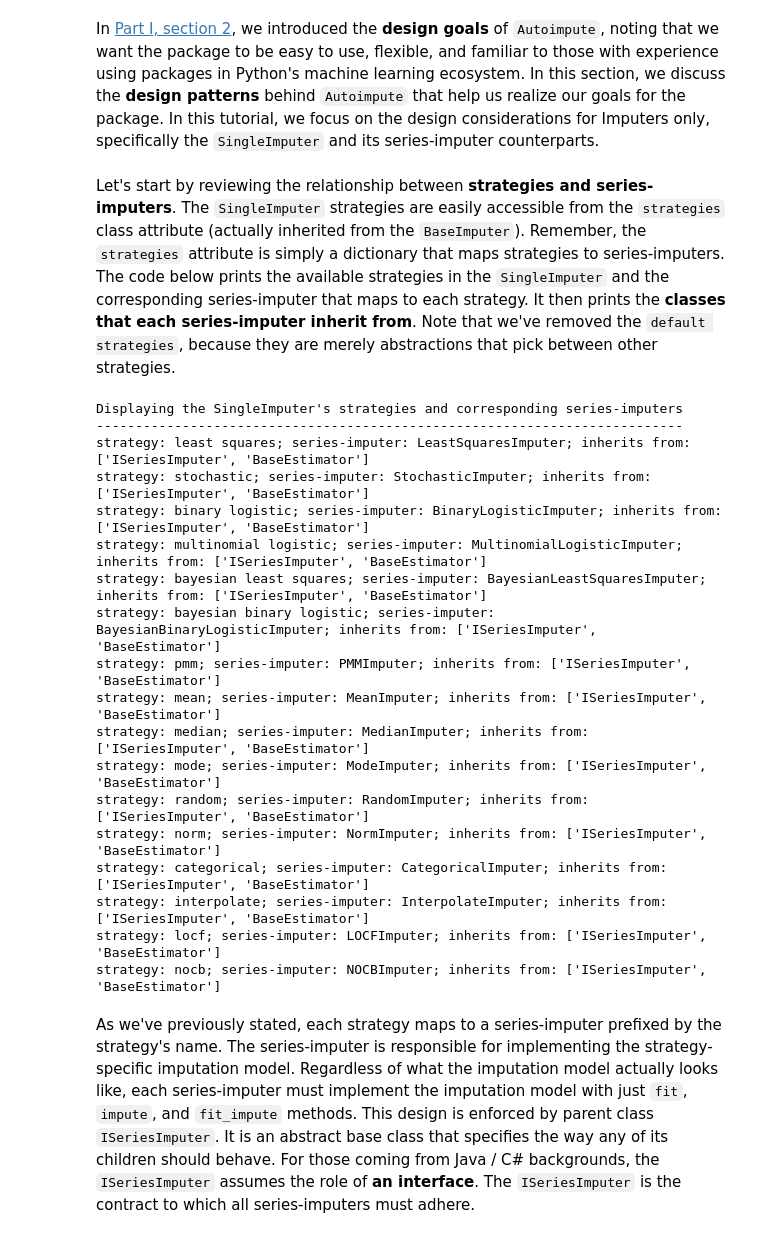
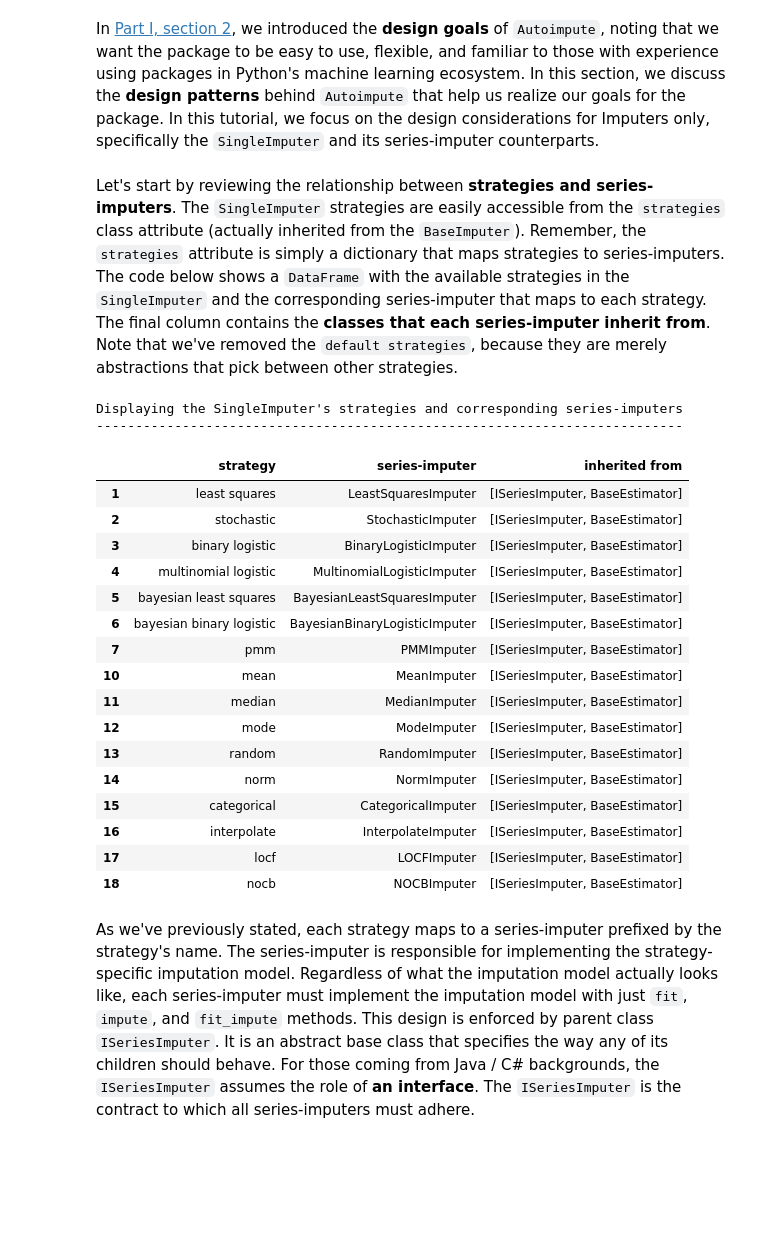
Before and after one commit to shabarka/autoimpute-tutorials, a Jupyter notebook: tutorials/imputer_mechanics_II.ipynb, the cells around one changed output. Drawn from its saved outputs; the diff is of its cells as text; code cells hidden in the pictures; blank space fills up the shorter version.

```diff
--- a/tutorials/imputer_mechanics_II.ipynb
+++ b/tutorials/imputer_mechanics_II.ipynb
@@ -164,33 +164,37 @@ The astute reader will have already noticed that the `DefaultPredictiveImputer`
 # %% [markdown]
 In [Part I, section 2](https://github.com/kearnz/autoimpute-tutorials/blob/master/tutorials/imputer_mechanics_I.ipynb), we introduced the **design goals** of `Autoimpute`, noting that we want the package to be easy to use, flexible, and familiar to those with experience using packages in Python's machine learning ecosystem. In this section, we discuss the **design patterns** behind `Autoimpute` that help us realize our goals for the package. In this tutorial, we focus on the design considerations for Imputers only, specifically the `SingleImputer` and its series-imputer counterparts.
 # %% [markdown]
-Let's start by reviewing the relationship between **strategies and series-imputers**. The `SingleImputer` strategies are easily accessible from the `strategies` class attribute (actually inherited from the `BaseImputer`). Remember, the `strategies` attribute is simply a dictionary that maps strategies to series-imputers. The code below prints the available strategies in the `SingleImputer` and the corresponding series-imputer that maps to each strategy. It then prints the **classes that each series-imputer inherit from**. Note that we've removed the `default strategies`, because they are merely abstractions that pick between other strategies.
+Let's start by reviewing the relationship between **strategies and series-imputers**. The `SingleImputer` strategies are easily accessible from the `strategies` class attribute (actually inherited from the `BaseImputer`). Remember, the `strategies` attribute is simply a dictionary that maps strategies to series-imputers. The code below shows a `DataFrame` with the available strategies in the `SingleImputer` and the corresponding series-imputer that maps to each strategy. The final column contains the **classes that each series-imputer inherit from**. Note that we've removed the `default strategies`, because they are merely abstractions that pick between other strategies.
-# %%
-print_header("Displaying the SingleImputer's strategies and corresponding series-imputers")
-for k,v in si.strategies.items():
-    name = v.__name__
-    inh = list(map(lambda cls_: cls_.__name__, v().__class__.__bases__))
-    if not "Default" in name:
-        print(f"strategy: {k}; series-imputer: {v.__name__}; inherits from: {inh}")
-# %% [output]
-Displaying the SingleImputer's strategies and corresponding series-imputers
----------------------------------------------------------------------------
-strategy: least squares; series-imputer: LeastSquaresImputer; inherits from: ['ISeriesImputer', 'BaseEstimator']
-strategy: stochastic; series-imputer: StochasticImputer; inherits from: ['ISeriesImputer', 'BaseEstimator']
-strategy: binary logistic; series-imputer: BinaryLogisticImputer; inherits from: ['ISeriesImputer', 'BaseEstimator']
-strategy: multinomial logistic; series-imputer: MultinomialLogisticImputer; inherits from: ['ISeriesImputer', 'BaseEstimator']
-strategy: bayesian least squares; series-imputer: BayesianLeastSquaresImputer; inherits from: ['ISeriesImputer', 'BaseEstimator']
-strategy: bayesian binary logistic; series-imputer: BayesianBinaryLogisticImputer; inherits from: ['ISeriesImputer', 'BaseEstimator']
-strategy: pmm; series-imputer: PMMImputer; inherits from: ['ISeriesImputer', 'BaseEstimator']
-strategy: mean; series-imputer: MeanImputer; inherits from: ['ISeriesImputer', 'BaseEstimator']
-strategy: median; series-imputer: MedianImputer; inherits from: ['ISeriesImputer', 'BaseEstimator']
-strategy: mode; series-imputer: ModeImputer; inherits from: ['ISeriesImputer', 'BaseEstimator']
-strategy: random; series-imputer: RandomImputer; inherits from: ['ISeriesImputer', 'BaseEstimator']
-strategy: norm; series-imputer: NormImputer; inherits from: ['ISeriesImputer', 'BaseEstimator']
-strategy: categorical; series-imputer: CategoricalImputer; inherits from: ['ISeriesImputer', 'BaseEstimator']
-strategy: interpolate; series-imputer: InterpolateImputer; inherits from: ['ISeriesImputer', 'BaseEstimator']
-strategy: locf; series-imputer: LOCFImputer; inherits from: ['ISeriesImputer', 'BaseEstimator']
-strategy: nocb; series-imputer: NOCBImputer; inherits from: ['ISeriesImputer', 'BaseEstimator']
+# %%
+inherited = lambda v: list(map(lambda cls_: cls_.__name__, v().__class__.__bases__))
+series_imputer_df = pd.DataFrame({
+    "strategy": list(si.strategies.keys()),
+    "series-imputer": list(map(lambda v: v.__name__, si.strategies.values())),
+    "inherited from": [inherited(v) for v in si.strategies.values()]
+})
+no_default = np.where(~series_imputer_df.strategy.str.contains("default"))[0]
+print_header("Displaying the SingleImputer's strategies and corresponding series-imputers")
+series_imputer_df.loc[no_default, ["strategy", "series-imputer", "inherited from"]]
+# %% [output]
+Displaying the SingleImputer's strategies and corresponding series-imputers
+---------------------------------------------------------------------------
+|  | strategy | series-imputer | inherited from |
+| 1 | least squares | LeastSquaresImputer | [ISeriesImputer, BaseEstimator] |
+| 2 | stochastic | StochasticImputer | [ISeriesImputer, BaseEstimator] |
+| 3 | binary logistic | BinaryLogisticImputer | [ISeriesImputer, BaseEstimator] |
+| 4 | multinomial logistic | MultinomialLogisticImputer | [ISeriesImputer, BaseEstimator] |
+| 5 | bayesian least squares | BayesianLeastSquaresImputer | [ISeriesImputer, BaseEstimator] |
+| 6 | bayesian binary logistic | BayesianBinaryLogisticImputer | [ISeriesImputer, BaseEstimator] |
+| 7 | pmm | PMMImputer | [ISeriesImputer, BaseEstimator] |
+| 10 | mean | MeanImputer | [ISeriesImputer, BaseEstimator] |
+| 11 | median | MedianImputer | [ISeriesImputer, BaseEstimator] |
+| 12 | mode | ModeImputer | [ISeriesImputer, BaseEstimator] |
+| 13 | random | RandomImputer | [ISeriesImputer, BaseEstimator] |
+| 14 | norm | NormImputer | [ISeriesImputer, BaseEstimator] |
+| 15 | categorical | CategoricalImputer | [ISeriesImputer, BaseEstimator] |
+| 16 | interpolate | InterpolateImputer | [ISeriesImputer, BaseEstimator] |
+| 17 | locf | LOCFImputer | [ISeriesImputer, BaseEstimator] |
+| 18 | nocb | NOCBImputer | [ISeriesImputer, BaseEstimator] |
 # %% [markdown]
 As we've previously stated, each strategy maps to a series-imputer prefixed by the strategy's name. The series-imputer is responsible for implementing the strategy-specific imputation model. Regardless of what the imputation model actually looks like, each series-imputer must implement the imputation model with just `fit`, `impute`, and `fit_impute` methods. This design is enforced by parent class `ISeriesImputer`. It is an abstract base class that specifies the way any of its children should behave. For those coming from Java / C# backgrounds, the `ISeriesImputer` assumes the role of **an interface**. The `ISeriesImputer` is the contract to which all series-imputers must adhere.
 # %% [markdown]
```
Also changed, not shown: parts of 7 cells of this notebook.
